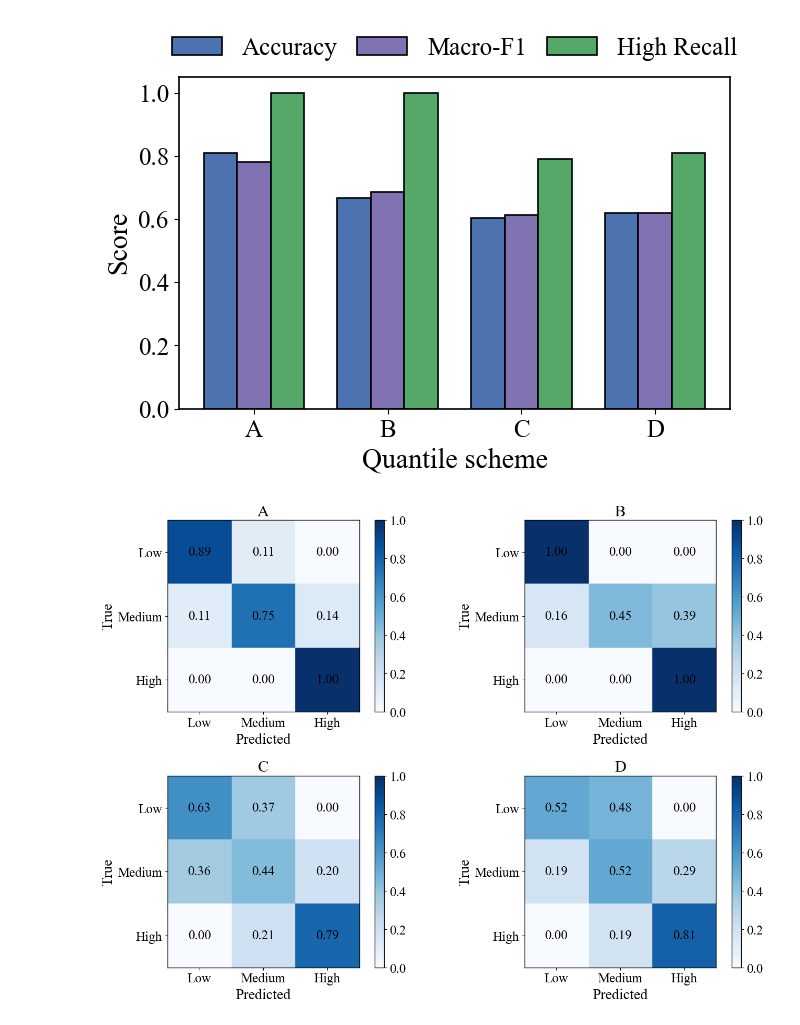
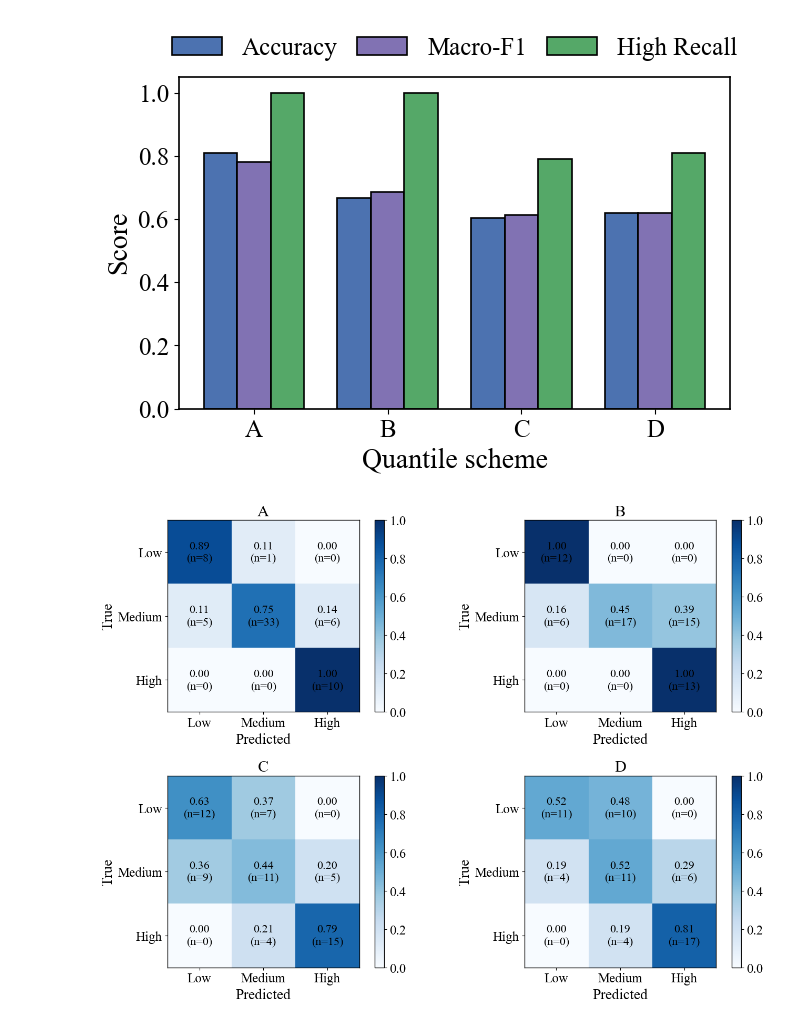
Before and after one commit to HU-Qiqi/thermal-runaway-severity-prediction, a Jupyter notebook: Sensitivity Analysis.ipynb, the cells around one changed output. Saved outputs shown, nothing was run; the diff lists cells and outputs as text; code cells hidden in the pictures.

```diff
--- a/Sensitivity Analysis.ipynb
+++ b/Sensitivity Analysis.ipynb
@@ -133,7 +133,9 @@ quantile_schemes = {
 
 scheme_metrics = {}
 confusion_matrices = {}
+confusion_counts = {}
 label_distributions = {}
+
 
 # =========================
 # 5. Loop Over Quantile Schemes
@@ -281,7 +283,8 @@ for scheme, q in quantile_schemes.items():
         f"Test Acc={acc:.3f}, Macro-F1={f1_macro:.3f}, High Recall={recall_high:.3f}"
     )
 
-    # Normalized confusion matrix
+
+    # Normalized confusion matrix (for color)
     cm = confusion_matrix(
         y_test,
         y_pred,
@@ -289,7 +292,15 @@ for scheme, q in quantile_schemes.items():
         normalize="true",
     )
 
+    # Raw-count confusion matrix (for annotation)
+    cm_count = confusion_matrix(
+        y_test,
+        y_pred,
+        labels=["Low", "Medium", "High"],
+    )
+
     confusion_matrices[scheme] = cm
+    confusion_counts[scheme] = cm_count
 
 print("\nCompleted evaluation across all quantile schemes.")
 # %% [output]
@@ -499,37 +510,45 @@ plt.show()
 # %%
 
 # ======================================================
 # Visualization of confusion matrices
 # ======================================================
-from sklearn.metrics import ConfusionMatrixDisplay
-
 plt.rcParams["font.family"] = "Times New Roman"
 fig, axes = plt.subplots(2, 2, figsize=(14, 10))
 axes = axes.flatten()
 
+labels = ["Low", "Medium", "High"]
+
 for ax, scheme_name in zip(axes, quantile_schemes.keys()):
-    cm = confusion_matrices[scheme_name]
+    cm = confusion_matrices[scheme_name]          # 比例
+    cm_count = confusion_counts[scheme_name]      # 样本量
 
-    disp = ConfusionMatrixDisplay(
-        confusion_matrix=cm,
-        display_labels=["Low","Medium","High"]
-    )
+    im = ax.imshow(cm, cmap="Blues", vmin=0, vmax=1)
 
-    disp.plot(
-        ax=ax,
-        cmap="Blues",   #magma,viridis
-        colorbar=True,
-        values_format=".2f",
-        text_kw={"color": "black"}
-    )
-    disp.im_.set_clim(0, 1)
+    # 坐标轴
+    ax.set_xticks(np.arange(len(labels)))
+    ax.set_yticks(np.arange(len(labels)))
+    ax.set_xticklabels(labels)
+    ax.set_yticklabels(labels)
 
     ax.set_title(f"{scheme_name}")
     ax.set_xlabel("Predicted")
     ax.set_ylabel("True")
 
+    # 每个格子写两行：比例 + 样本量
+    for i in range(cm.shape[0]):
+        for j in range(cm.shape[1]):
+            ax.text(
+                j, i,
+                f"{cm[i, j]:.2f}\n(n={cm_count[i, j]})",
+                ha="center", va="center",
+                color="black", fontsize=16            )
+
+    # 每个子图一个 colorbar（保持和你原来风格接近）
+    cbar = fig.colorbar(im, ax=ax)
+    cbar.set_ticks([0.0, 0.2, 0.4, 0.6, 0.8, 1.0])
+
 plt.tight_layout()
 plt.savefig("imgs/Sensitivity analysis/Confusion_Matrix.png", dpi=600, bbox_inches="tight")
 plt.show()
 # %% [output]
-[figure, old version]
+[figure, new version]
```
Also changed, not shown: 13 other files.
